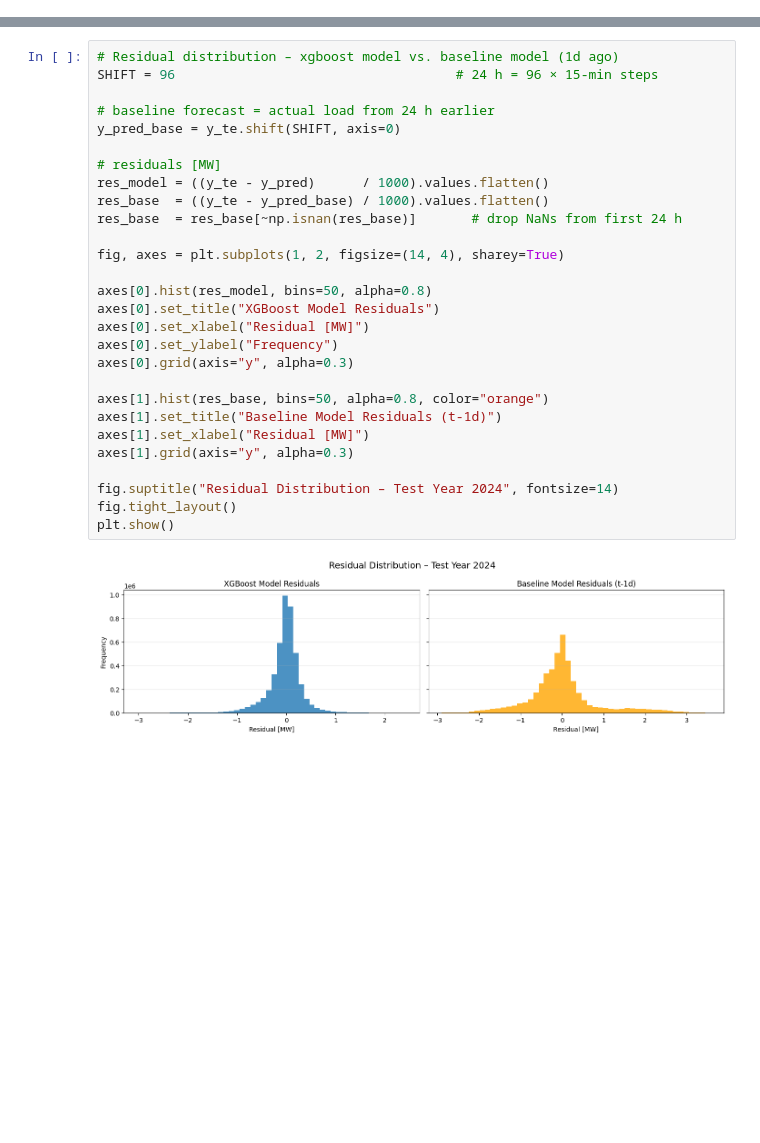
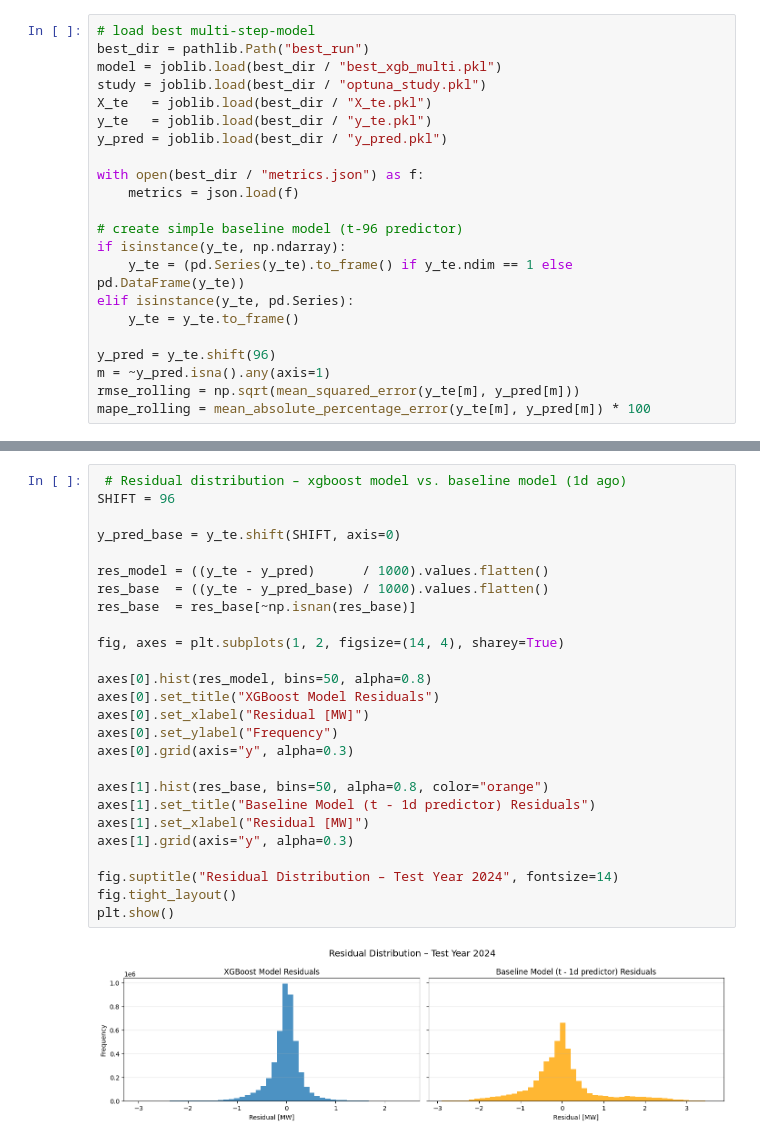
Before and after one commit to Julian3721/energy-demand-forecasting, a Jupyter notebook: multi-step-xgboost.ipynb, the cells around one changed output, grey strips where cells are left out. Saved outputs shown, nothing was run; the diff lists cells and outputs as text; blank space fills up the shorter version.

```diff
--- a/multi-step-xgboost.ipynb
+++ b/multi-step-xgboost.ipynb
@@ -273 +295,23 @@ Model saved to best_xgb_multi.pkl
+# %%
+# load best multi-step-model
+best_dir = pathlib.Path("best_run")
+model = joblib.load(best_dir / "best_xgb_multi.pkl")
+study = joblib.load(best_dir / "optuna_study.pkl")
+X_te   = joblib.load(best_dir / "X_te.pkl")
+y_te   = joblib.load(best_dir / "y_te.pkl")
+y_pred = joblib.load(best_dir / "y_pred.pkl")
+
+with open(best_dir / "metrics.json") as f:
+    metrics = json.load(f)
+
+# create simple baseline model (t-96 predictor)
+if isinstance(y_te, np.ndarray):
+    y_te = (pd.Series(y_te).to_frame() if y_te.ndim == 1 else pd.DataFrame(y_te))
+elif isinstance(y_te, pd.Series):
+    y_te = y_te.to_frame()
+
+y_pred = y_te.shift(96)
+m = ~y_pred.isna().any(axis=1)
+rmse_rolling = np.sqrt(mean_squared_error(y_te[m], y_pred[m]))
+mape_rolling = mean_absolute_percentage_error(y_te[m], y_pred[m]) * 100
 # %%
@@ -582,30 +576,28 @@ plt.show()
 # %%
-# Residual distribution – xgboost model vs. baseline model (1d ago)
-SHIFT = 96                                    # 24 h = 96 × 15-min steps
+ # Residual distribution – xgboost model vs. baseline model (1d ago)
+SHIFT = 96
 
-# baseline forecast = actual load from 24 h earlier
 y_pred_base = y_te.shift(SHIFT, axis=0)
 
-# residuals [MW]
 res_model = ((y_te - y_pred)      / 1000).values.flatten()
 res_base  = ((y_te - y_pred_base) / 1000).values.flatten()
-res_base  = res_base[~np.isnan(res_base)]       # drop NaNs from first 24 h
+res_base  = res_base[~np.isnan(res_base)]
 
 fig, axes = plt.subplots(1, 2, figsize=(14, 4), sharey=True)
 
 axes[0].hist(res_model, bins=50, alpha=0.8)
 axes[0].set_title("XGBoost Model Residuals")
 axes[0].set_xlabel("Residual [MW]")
 axes[0].set_ylabel("Frequency")
 axes[0].grid(axis="y", alpha=0.3)
 
 axes[1].hist(res_base, bins=50, alpha=0.8, color="orange")
-axes[1].set_title("Baseline Model Residuals (t-1d)")
+axes[1].set_title("Baseline Model (t - 1d predictor) Residuals")
 axes[1].set_xlabel("Residual [MW]")
 axes[1].grid(axis="y", alpha=0.3)
 
 fig.suptitle("Residual Distribution – Test Year 2024", fontsize=14)
 fig.tight_layout()
 plt.show()
 # %% [output]
-[figure, old version]
+[figure, new version]
```
Also changed, not shown: parts of 16 cells of this notebook, 5 other files.
